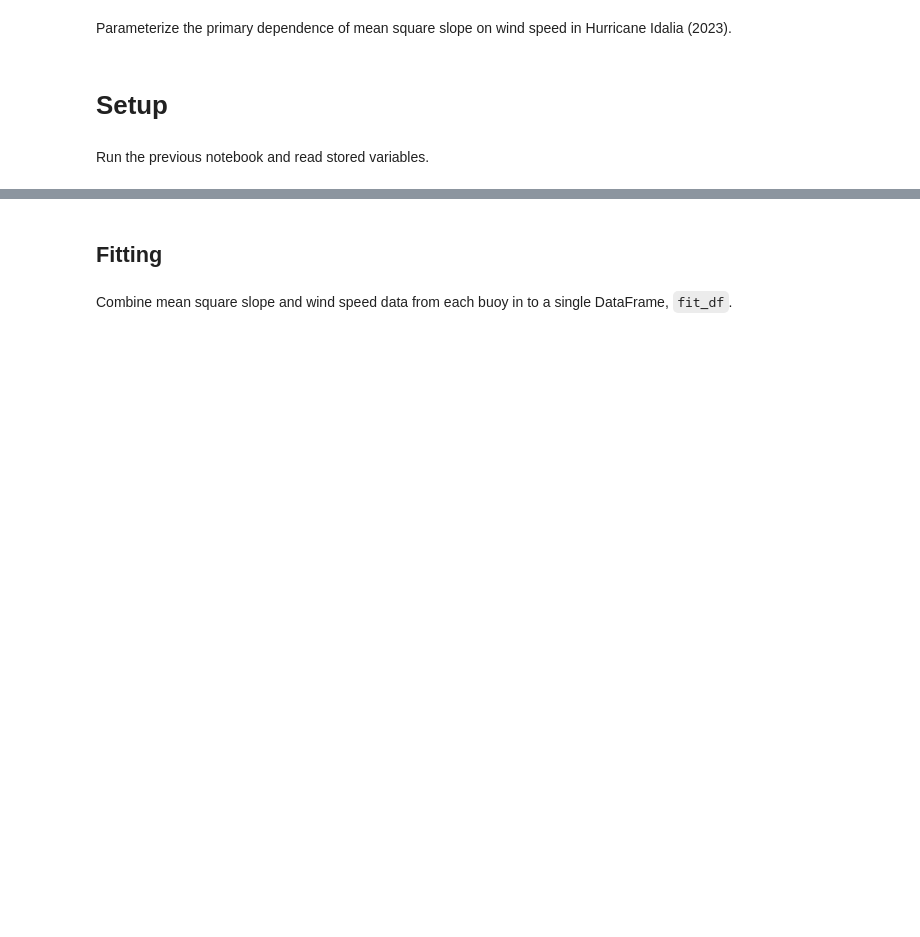
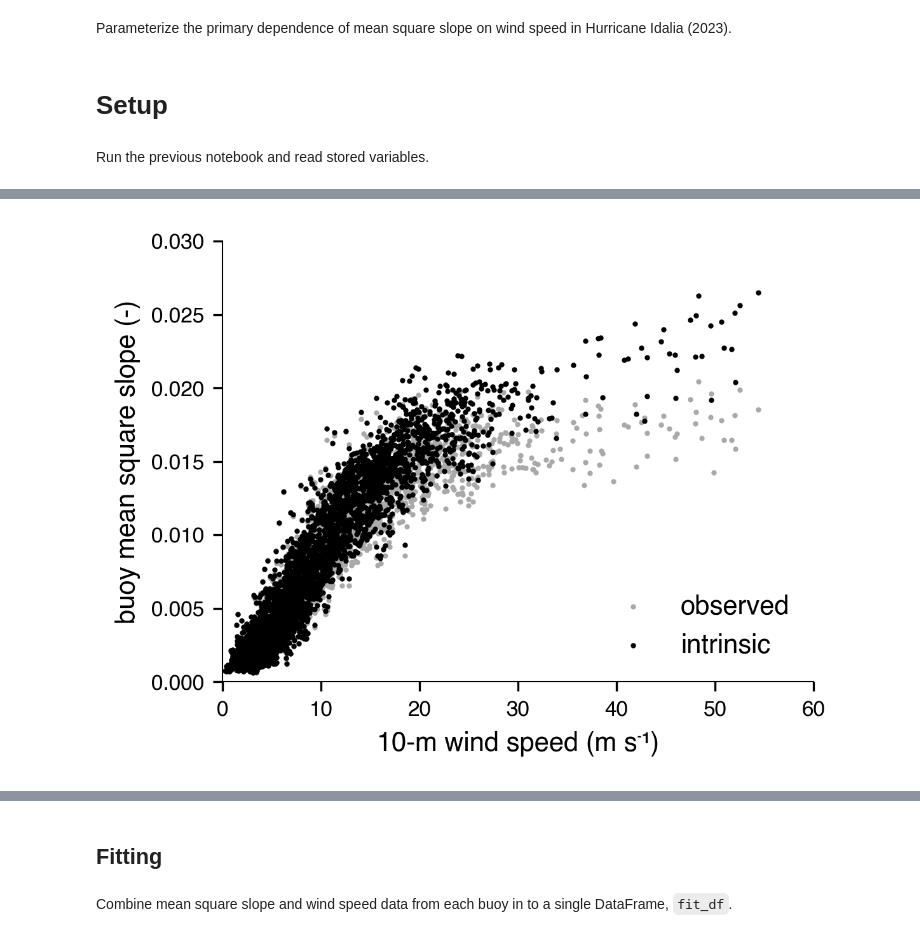
Before and after one commit to jacobrdavis/ocean-surface-wave-slopes-and-wind-wave-alignment, a Jupyter notebook: nb5-slope-primary-dependence.ipynb, the cells around one changed output, grey strips where cells are left out. Saved outputs shown, nothing was run; the diff lists cells and outputs as text; code cells hidden in the pictures; blank space fills up the shorter version.

```diff
--- a/nb5-slope-primary-dependence.ipynb
+++ b/nb5-slope-primary-dependence.ipynb
@@ -27,0 +135,89 @@ plotting.configure_figures()
+# %%
+FIGURE_TITLE = "afig-mean_square_slope_versus_wind_speed_observed_and_intrinsic"
+FIGURE_SIZE = (4, 3)
+FIGURE_MARKER_SIZE = 1
+MARKER_COLOR_INTRINSIC = 'black'
+MARKER_COLOR_OBSERVED = 'darkgray'
+
+fig,ax = plt.subplots(figsize=FIGURE_SIZE)
+
+# observed
+ax.scatter(
+    x=fiona_spotter_coamps_df['wind_speed'],
+    y=fiona_spotter_coamps_df['mean_square_slope_observed'],
+    label=f'observed',
+    color=MARKER_COLOR_OBSERVED,
+    edgecolor=MARKER_COLOR_OBSERVED,
+    marker='o',
+    s=FIGURE_MARKER_SIZE,
+)
+ax.scatter(
+    x=ian_spotter_coamps_df['wind_speed'],
+    y=ian_spotter_coamps_df['mean_square_slope_observed'],
+    color=MARKER_COLOR_OBSERVED,
+    edgecolor=MARKER_COLOR_OBSERVED,
+    marker='o',
+    s=FIGURE_MARKER_SIZE,
+)
+ax.scatter(
+    x=spotter_df['wind_speed'],
+    y=spotter_df['mean_square_slope_observed'],
+    color=MARKER_COLOR_OBSERVED,
+    edgecolor=MARKER_COLOR_OBSERVED,
+    marker='o',
+    s=FIGURE_MARKER_SIZE,
+)
+ax.scatter(
+    x=microswift_df['wind_speed'],
+    y=microswift_df['mean_square_slope_observed'],
+    color=MARKER_COLOR_OBSERVED,
+    edgecolor=MARKER_COLOR_OBSERVED,
+    marker='o',
+    s=FIGURE_MARKER_SIZE,
+)
+
+# intrinsic
+ax.scatter(
+    x=fiona_spotter_coamps_df['wind_speed'],
+    y=fiona_spotter_coamps_df['mean_square_slope_intrinsic'],
+    label=f'intrinsic',
+    color=MARKER_COLOR_INTRINSIC,
+    edgecolor=MARKER_COLOR_INTRINSIC,
+    marker='o',
+    s=FIGURE_MARKER_SIZE,
+)
+ax.scatter(
+    x=ian_spotter_coamps_df['wind_speed'],
+    y=ian_spotter_coamps_df['mean_square_slope_intrinsic'],
+    color=MARKER_COLOR_INTRINSIC,
+    edgecolor=MARKER_COLOR_INTRINSIC,
+    marker='o',
+    s=FIGURE_MARKER_SIZE,
+)
+ax.scatter(
+    x=spotter_df['wind_speed'],
+    y=spotter_df['mean_square_slope_intrinsic'],
+    color=MARKER_COLOR_INTRINSIC,
+    edgecolor=MARKER_COLOR_INTRINSIC,
+    marker='o',
+    s=FIGURE_MARKER_SIZE,
+)
+ax.scatter(
+    x=microswift_df['wind_speed'],
+    y=microswift_df['mean_square_slope_intrinsic'],
+    color=MARKER_COLOR_INTRINSIC,
+    edgecolor=MARKER_COLOR_INTRINSIC,
+    marker='o',
+    s=FIGURE_MARKER_SIZE,
+)
+plotting.remove_top_and_right_spines(ax)
+
+
+ax.set_xlim(0, 60)
+ax.set_ylim(0,0.03)
+ax.set_xlabel('10-m wind speed (m s\u207B\u00B9)')
+ax.set_ylabel('buoy mean square slope (-)')
+ax.legend(loc='lower right', frameon=False, fontsize=10)
+
+# fig.savefig(f"{FIGURE_TITLE}.{IMAGE_FILE_TYPE}", dpi=IMAGE_RESOLUTION, format=IMAGE_FILE_TYPE, bbox_inches='tight')
+# %% [output]
@@ -27,0 +225 @@ plotting.configure_figures()
+[figure, added]
```
Also changed, not shown: parts of 29 cells of this notebook, 11 other files.
